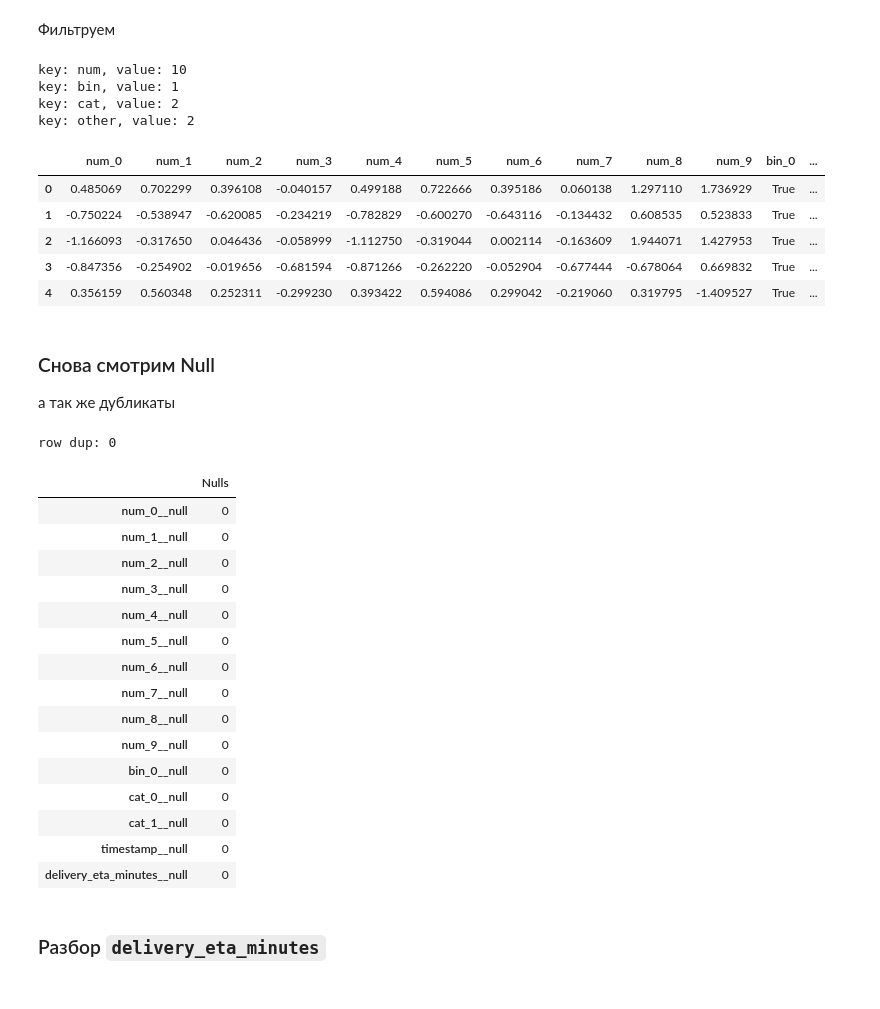
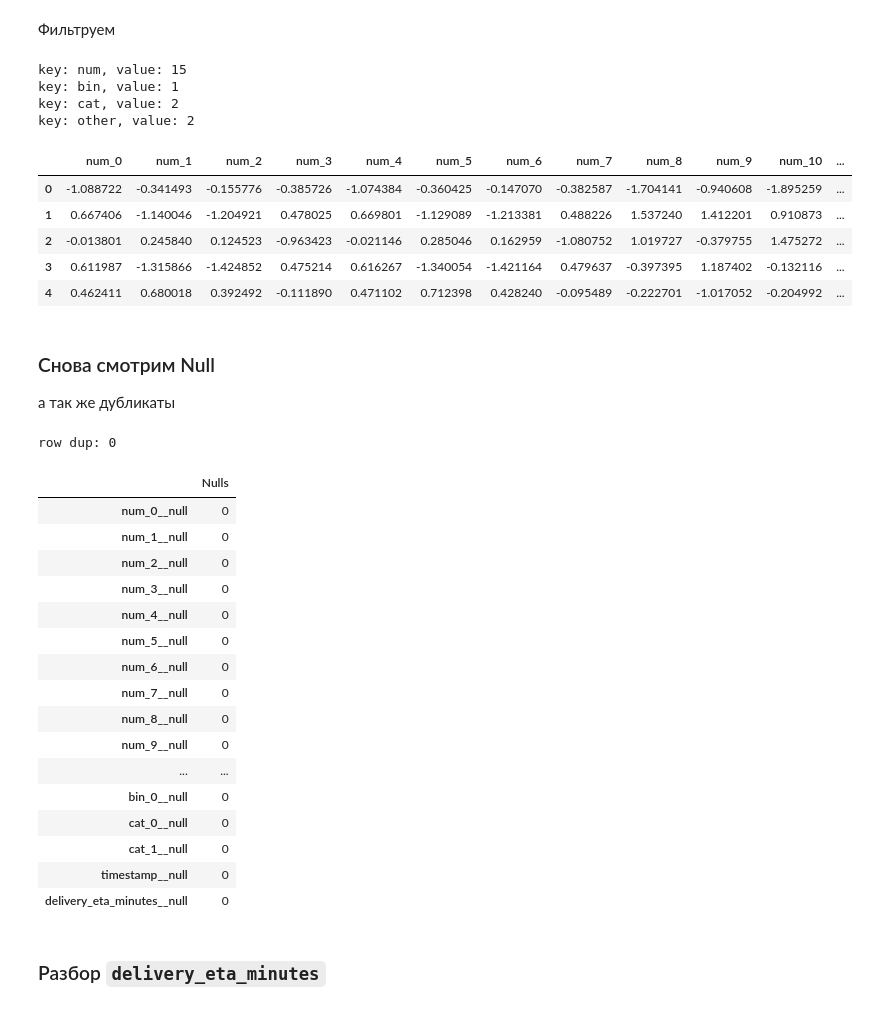
Before and after one commit to ArtemKeety/SOBD, a Jupyter notebook: 2_Exploratory_analysis.ipynb, the cells around one changed output. Drawn from its saved outputs; the diff is of its cells as text; code cells hidden in the pictures.

```diff
--- a/2_Exploratory_analysis.ipynb
+++ b/2_Exploratory_analysis.ipynb
@@ -34,8 +34,8 @@ table_name = "sobd_lab1_delivery_eta"
 full_table_name = f"spark_catalog.{database_name}.{table_name}"
 
 """ const """
-count_col = 10
-count_row = 5
+COUNT_COL = 15
+COUNT_ROW = 5
 # %%
 def create_spark_configuration() -> SparkConf:
 
@@ -96,9 +115,9 @@ BIN = "bin"
 NUM = "num"
 CAT = "cat"
 
-def filrer_df(dataFrame: DataFrame)-> tuple[DataFrame, defaultdict[str, list[str]]]:
+def filrer_df(cols: list[str])-> tuple[DataFrame, defaultdict[str, list[str]]]:
     names: defaultdict[str, list[str]] = defaultdict(list[str])
-    for col in dataFrame.columns:
+    for col in cols:
         if col.startswith("num_"):
             key = NUM
         elif col.startswith("bin_"):
@@ -109,25 +128,25 @@ def filrer_df(dataFrame: DataFrame)-> tuple[DataFrame, defaultdict[str, list[str
             key = "other"
         names[key].append(col)
 
-    return dataFrame, names
+    return names
 # %%
-df, cols = filrer_df(df, count_col=count_col)
+COLUMNS = filrer_df(df.columns)
 
-for key, value in cols.items():
+for key, value in COLUMNS.items():
     print(f"key: {key}, value: {len(value)}")
 
-df.limit(count_row).toPandas().head(count_row)
+df.limit(COUNT_ROW).toPandas().head(COUNT_ROW)
 # %% [output]
-key: num, value: 10
+key: num, value: 15
 key: bin, value: 1
 key: cat, value: 2
 key: other, value: 2
-|  | num_0 | num_1 | num_2 | num_3 | num_4 | num_5 | num_6 | num_7 | num_8 | num_9 | bin_0 | ... |
-| 0 | 0.485069 | 0.702299 | 0.396108 | -0.040157 | 0.499188 | 0.722666 | 0.395186 | 0.060138 | 1.297110 | 1.736929 | True | ... |
-| 1 | -0.750224 | -0.538947 | -0.620085 | -0.234219 | -0.782829 | -0.600270 | -0.643116 | -0.134432 | 0.608535 | 0.523833 | True | ... |
-| 2 | -1.166093 | -0.317650 | 0.046436 | -0.058999 | -1.112750 | -0.319044 | 0.002114 | -0.163609 | 1.944071 | 1.427953 | True | ... |
-| 3 | -0.847356 | -0.254902 | -0.019656 | -0.681594 | -0.871266 | -0.262220 | -0.052904 | -0.677444 | -0.678064 | 0.669832 | True | ... |
-| 4 | 0.356159 | 0.560348 | 0.252311 | -0.299230 | 0.393422 | 0.594086 | 0.299042 | -0.219060 | 0.319795 | -1.409527 | True | ... |
+|  | num_0 | num_1 | num_2 | num_3 | num_4 | num_5 | num_6 | num_7 | num_8 | num_9 | num_10 | ... |
+| 0 | -1.088722 | -0.341493 | -0.155776 | -0.385726 | -1.074384 | -0.360425 | -0.147070 | -0.382587 | -1.704141 | -0.940608 | -1.895259 | ... |
+| 1 | 0.667406 | -1.140046 | -1.204921 | 0.478025 | 0.669801 | -1.129089 | -1.213381 | 0.488226 | 1.537240 | 1.412201 | 0.910873 | ... |
+| 2 | -0.013801 | 0.245840 | 0.124523 | -0.963423 | -0.021146 | 0.285046 | 0.162959 | -1.080752 | 1.019727 | -0.379755 | 1.475272 | ... |
+| 3 | 0.611987 | -1.315866 | -1.424852 | 0.475214 | 0.616267 | -1.340054 | -1.421164 | 0.479637 | -0.397395 | 1.187402 | -0.132116 | ... |
+| 4 | 0.462411 | 0.680018 | 0.392492 | -0.111890 | 0.471102 | 0.712398 | 0.428240 | -0.095489 | -0.222701 | -1.017052 | -0.204992 | ... |
 # %% [markdown]
 ### Снова смотрим Null
 а так же дубликаты
@@ -148,6 +167,7 @@ row dup: 0
 | num_7__null | 0 |
 | num_8__null | 0 |
 | num_9__null | 0 |
+| ... | ... |
 | bin_0__null | 0 |
 | cat_0__null | 0 |
 | cat_1__null | 0 |
```
Also changed, not shown: parts of 28 cells of this notebook.
